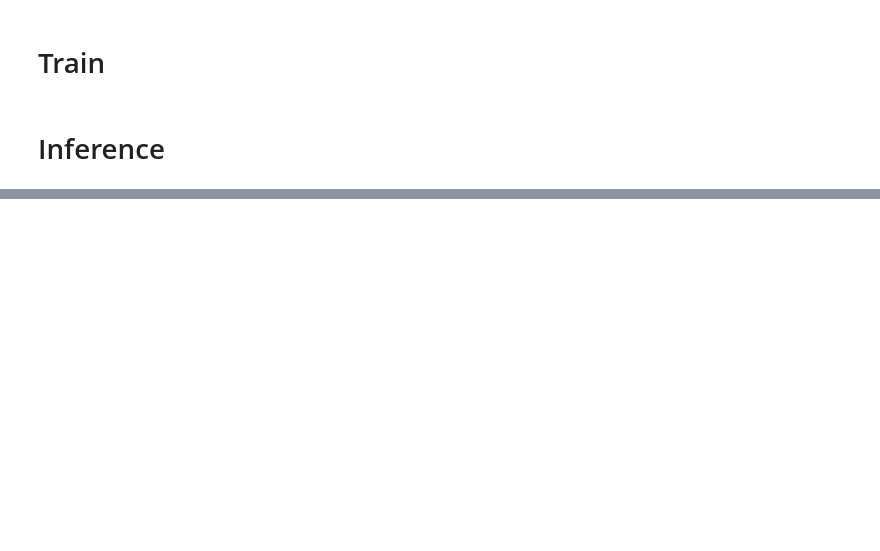
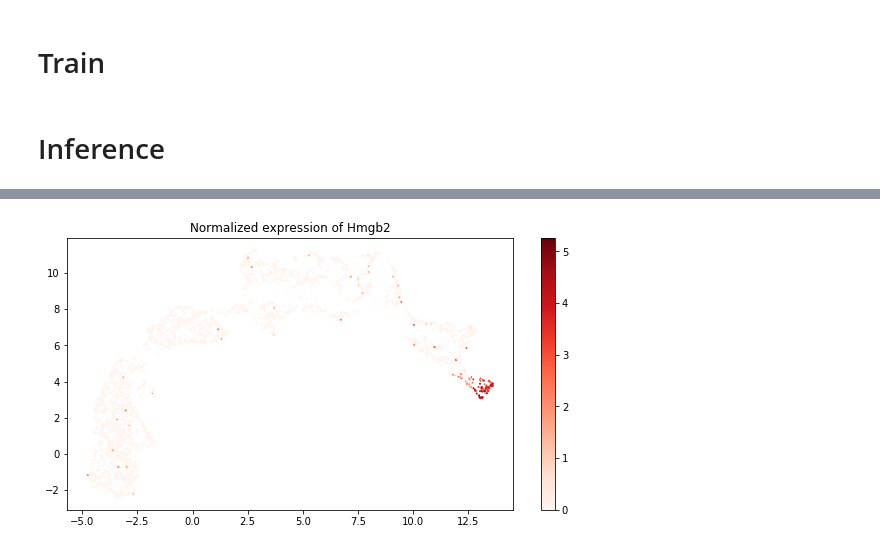
Before and after one commit to jaydu1/VITAE, a Jupyter notebook: example.ipynb, the cells around one changed output, grey strips where cells are left out. Saved outputs shown, nothing was run; the diff lists cells and outputs as text; code cells hidden in the pictures; blank space fills up the shorter version.

```diff
--- a/example.ipynb
+++ b/example.ipynb
@@ -157,3 +139,7 @@ model.plot_trajectory(init_node=3,  # initial node for computing pseudotime
+# %%
+model.plot_marker_gene('Hmgb2')
+# %% [output]
+[figure, added]
 # %%
 G = model.comp_inference_score(method='map',
                                thres=0.5,
```
Also changed, not shown: parts of 20 cells of this notebook.
